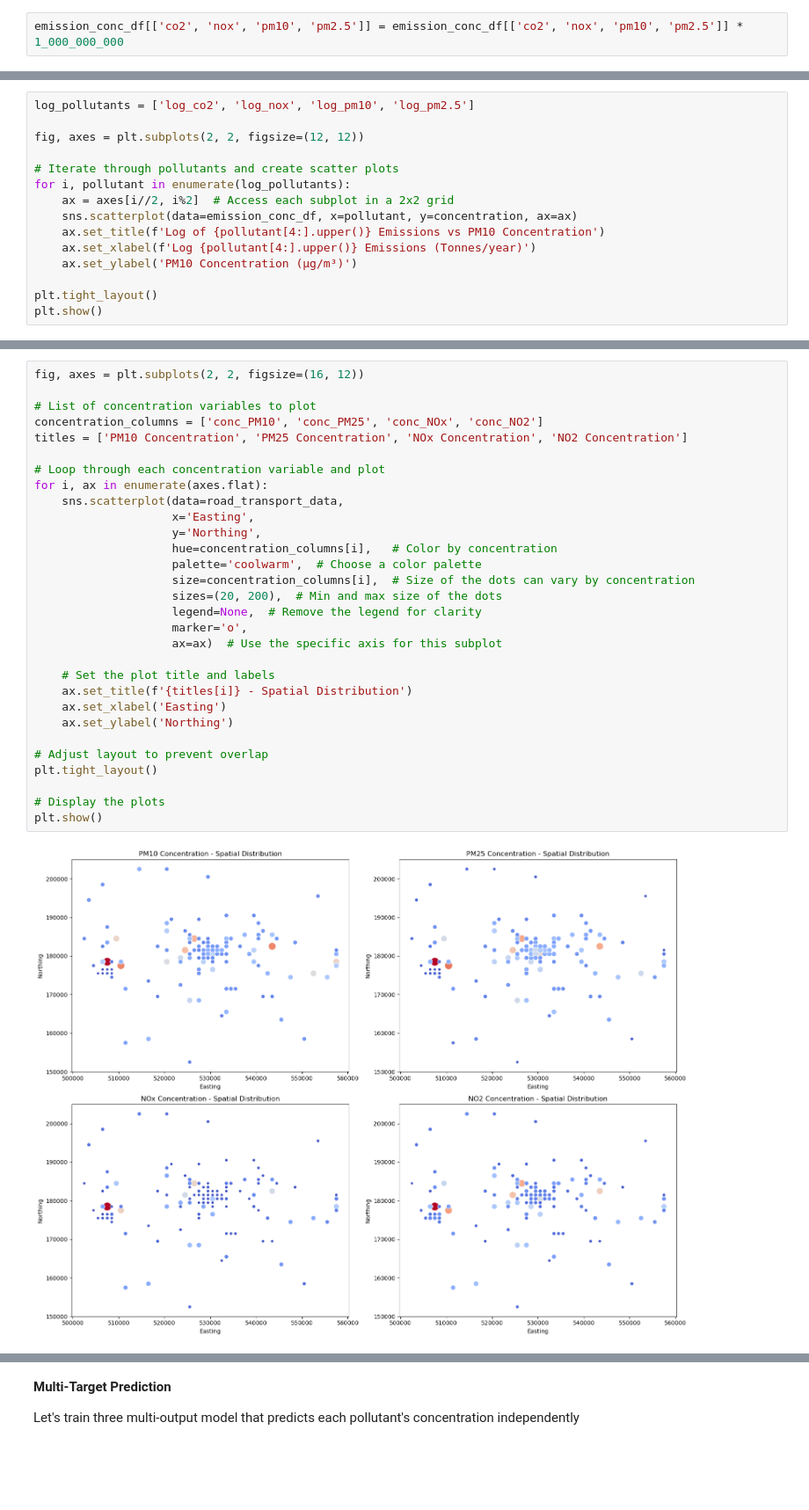
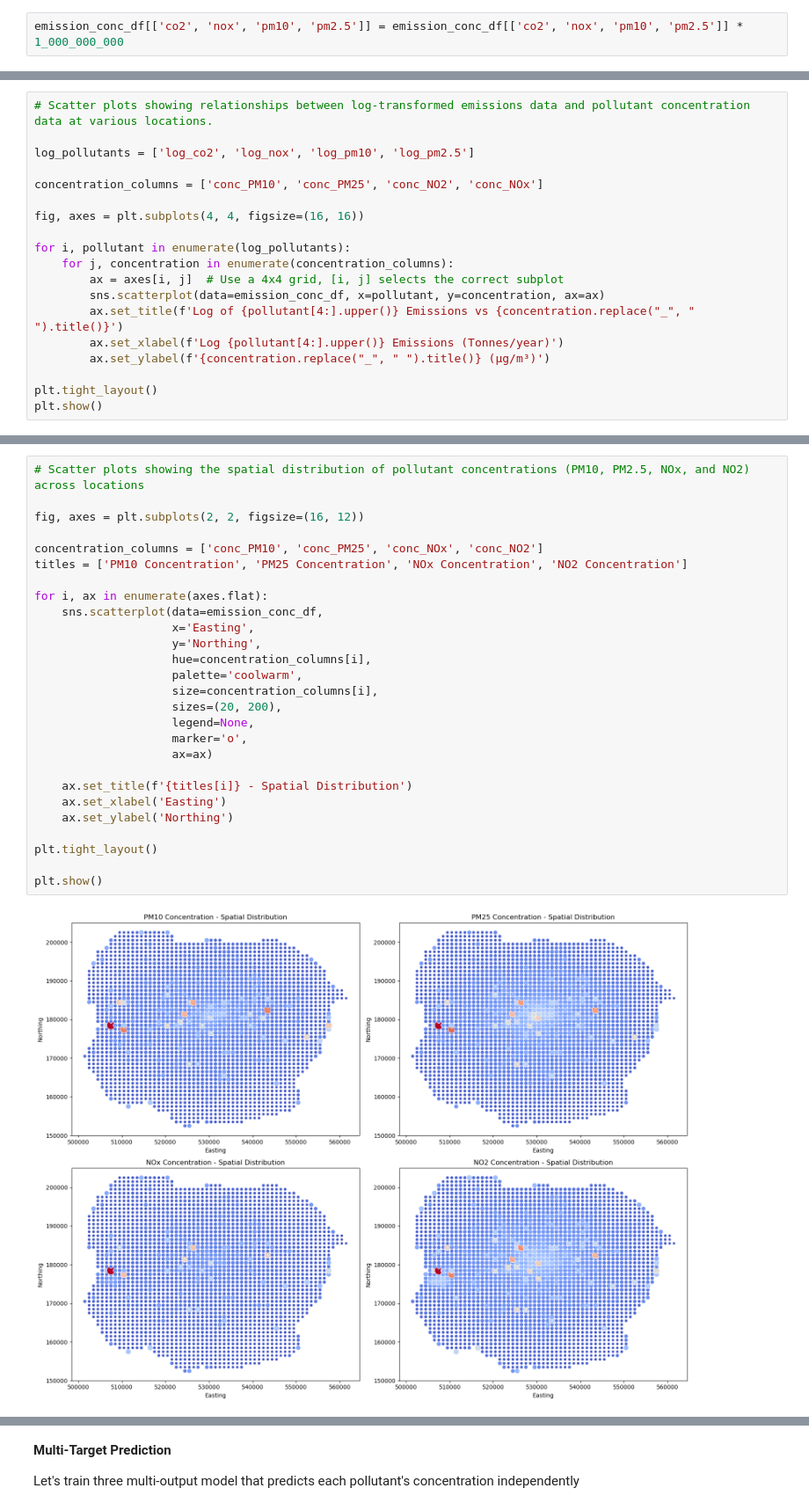
Before and after one commit to stefanopalu/MLendofmod_assignment, a Jupyter notebook: 2019LAEI_V2.ipynb, the cells around one changed output, grey strips where cells are left out. Shown at 88% size. Cells and saved outputs as stored; diff of their text form; blank space fills up the shorter version.

```diff
--- a/2019LAEI_V2.ipynb
+++ b/2019LAEI_V2.ipynb
@@ -522,15 +486,19 @@ emission_conc_df.head()
 # %%
+# Scatter plots showing relationships between log-transformed emissions data and pollutant concentration data at various locations.
+
 log_pollutants = ['log_co2', 'log_nox', 'log_pm10', 'log_pm2.5']
 
-fig, axes = plt.subplots(2, 2, figsize=(12, 12))
+concentration_columns = ['conc_PM10', 'conc_PM25', 'conc_NO2', 'conc_NOx']
 
-# Iterate through pollutants and create scatter plots
+fig, axes = plt.subplots(4, 4, figsize=(16, 16))
+
 for i, pollutant in enumerate(log_pollutants):
-    ax = axes[i//2, i%2]  # Access each subplot in a 2x2 grid
-    sns.scatterplot(data=emission_conc_df, x=pollutant, y=concentration, ax=ax)
-    ax.set_title(f'Log of {pollutant[4:].upper()} Emissions vs PM10 Concentration')
-    ax.set_xlabel(f'Log {pollutant[4:].upper()} Emissions (Tonnes/year)')
-    ax.set_ylabel('PM10 Concentration (µg/m³)')
+    for j, concentration in enumerate(concentration_columns):
+        ax = axes[i, j]  # Use a 4x4 grid, [i, j] selects the correct subplot
+        sns.scatterplot(data=emission_conc_df, x=pollutant, y=concentration, ax=ax)
+        ax.set_title(f'Log of {pollutant[4:].upper()} Emissions vs {concentration.replace("_", " ").title()}')
+        ax.set_xlabel(f'Log {pollutant[4:].upper()} Emissions (Tonnes/year)')
+        ax.set_ylabel(f'{concentration.replace("_", " ").title()} (µg/m³)')
 
 plt.tight_layout()
 plt.show()
@@ -600,32 +509,29 @@ Road transport is definetly the top one but it is also the most represented sect
 # %%
+# Scatter plots showing the spatial distribution of pollutant concentrations (PM10, PM2.5, NOx, and NO2) across locations
+
 fig, axes = plt.subplots(2, 2, figsize=(16, 12))
 
-# List of concentration variables to plot
 concentration_columns = ['conc_PM10', 'conc_PM25', 'conc_NOx', 'conc_NO2']
 titles = ['PM10 Concentration', 'PM25 Concentration', 'NOx Concentration', 'NO2 Concentration']
 
-# Loop through each concentration variable and plot
 for i, ax in enumerate(axes.flat):
-    sns.scatterplot(data=road_transport_data,
+    sns.scatterplot(data=emission_conc_df,
                     x='Easting',
                     y='Northing',
-                    hue=concentration_columns[i],   # Color by concentration
-                    palette='coolwarm',  # Choose a color palette
-                    size=concentration_columns[i],  # Size of the dots can vary by concentration
-                    sizes=(20, 200),  # Min and max size of the dots
-                    legend=None,  # Remove the legend for clarity
+                    hue=concentration_columns[i],
+                    palette='coolwarm',
+                    size=concentration_columns[i],
+                    sizes=(20, 200),
+                    legend=None,
                     marker='o',
-                    ax=ax)  # Use the specific axis for this subplot
+                    ax=ax)
 
-    # Set the plot title and labels
     ax.set_title(f'{titles[i]} - Spatial Distribution')
     ax.set_xlabel('Easting')
     ax.set_ylabel('Northing')
 
-# Adjust layout to prevent overlap
 plt.tight_layout()
 
-# Display the plots
 plt.show()
 # %% [output]
-[figure, old version]
+[figure, new version]
```
Also changed, not shown: parts of 60 cells of this notebook.
